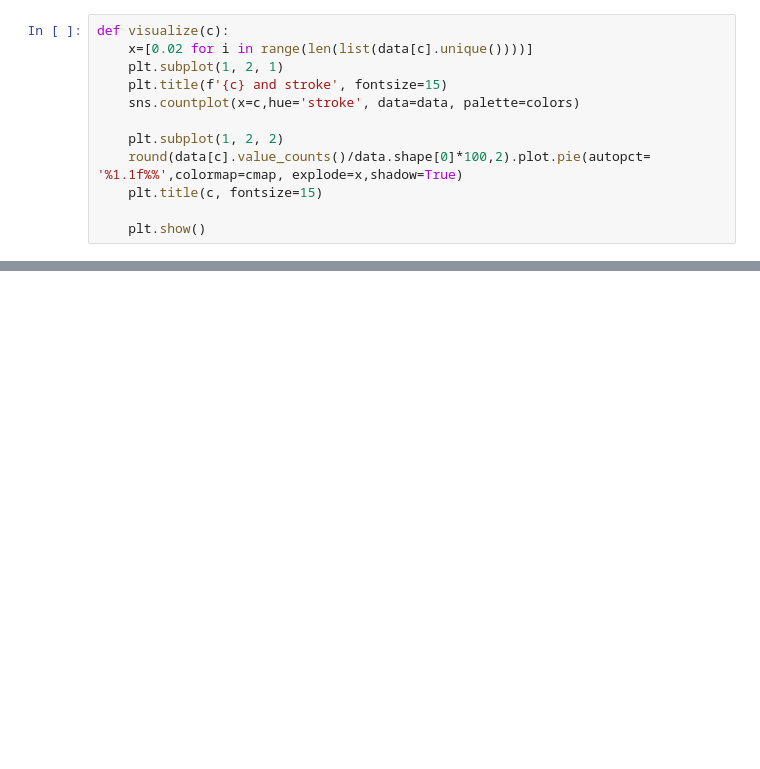
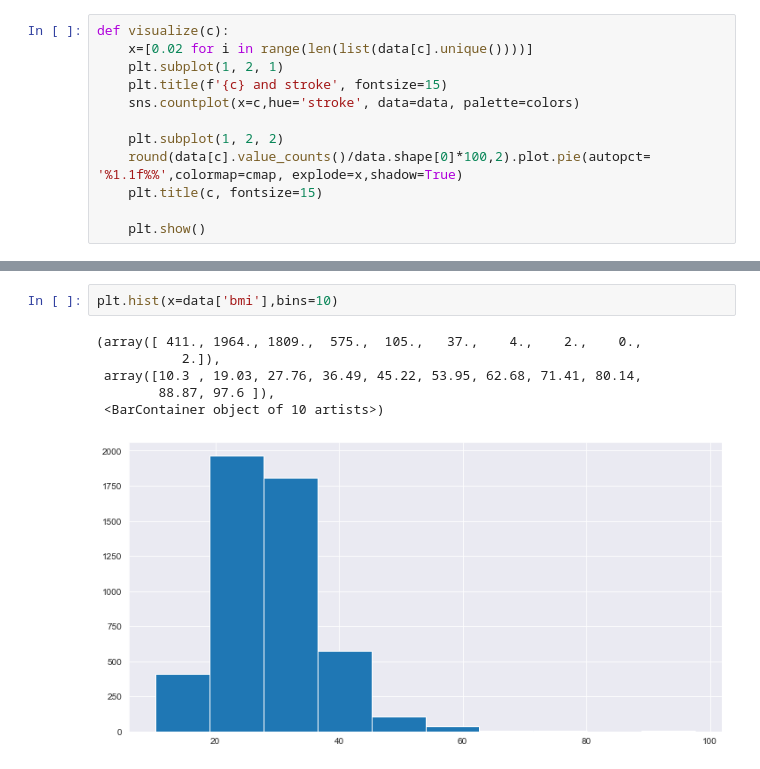
Before and after one commit to Peteryasser/Stroke-Prediction, a Jupyter notebook: code-and-dataset/EDA.ipynb, the cells around one changed output, grey strips where cells are left out. Drawn from its saved outputs; the diff is of its cells as text; blank space fills up the shorter version.

```diff
--- a/code-and-dataset/EDA.ipynb
+++ b/code-and-dataset/EDA.ipynb
@@ -174,0 +184,9 @@ visualize("agerange")
+# %%
+plt.hist(x=data['bmi'],bins=10)
+# %% [output]
+(array([ 411., 1964., 1809.,  575.,  105.,   37.,    4.,    2.,    0.,
+           2.]),
+ array([10.3 , 19.03, 27.76, 36.49, 45.22, 53.95, 62.68, 71.41, 80.14,
+        88.87, 97.6 ]),
+ <BarContainer object of 10 artists>)
+[figure, added]
```
Also changed, not shown: parts of 26 cells of this notebook, 9 other files.
